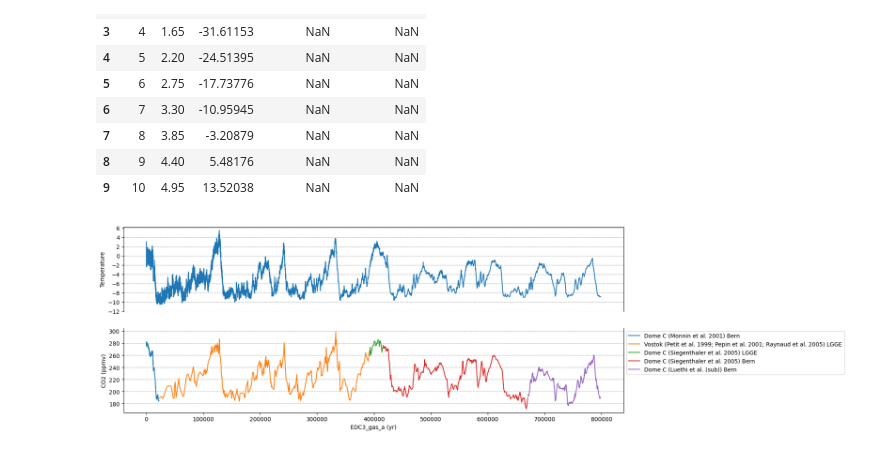
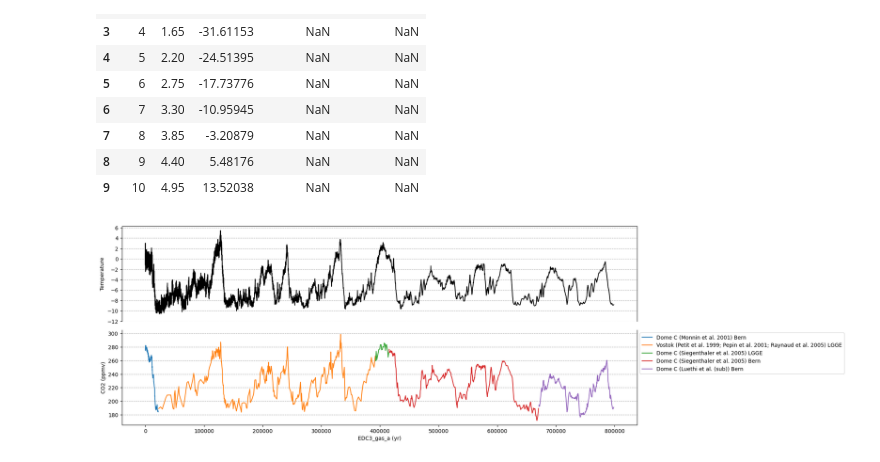
Before and after one commit to Eilis9/PfDA_Project2, a Jupyter notebook: analysis.ipynb, the cells around one changed output. Cells and saved outputs as stored; diff of their text form; code cells hidden in the pictures.

```diff
--- a/analysis.ipynb
+++ b/analysis.ipynb
@@ -131,25 +131,25 @@ temp_anom.head(10)
 # %%
 #plt.plot(temp_anom['Age'], temp_anom['Temperature'])
 #plt.show()
-fig, (ax1, ax2) = plt.subplots(2, 1, sharex=False, figsize=(16, 6))
+fig, (ax1, ax2) = plt.subplots(2, 1, sharex=False, figsize=(20, 6))
 
 sns.lineplot(data=CO2_luthi_comp,  x='EDC3_gas_a (yr)', y='CO2 (ppmv)', ax=ax2, hue='source')
 #ax2 = plt.gca().twinx()
 
-sns.lineplot(data=temp_anom, x='Age', y='Temperature', ax=ax1)
+sns.lineplot(data=temp_anom, x='Age', y='Temperature', ax=ax1, color='black')
 
 ax1.set_xticks([])
 ax1.set_xticklabels([])
 ax1.xaxis.set_visible(False)
 ax1.spines['bottom'].set_visible(False)
 ax2.spines['top'].set_visible(False)
 #ax2.xaxis.set_visible(False)
 #ax2.set_ylim(-100, 6)
 ax2.legend(loc='upper left', bbox_to_anchor=(1, 1))
 ax1.yaxis.grid(True, linestyle='--')
 ax2.yaxis.grid(True, linestyle='--')
 ax1.set_yticks([-12, -10, -8, -6, -4, -2, 0, 2, 4, 6])
-#plt.tight_layout()
+plt.tight_layout()
 plt.show()
 # %% [output]
-[figure, old version]
+[figure, new version]
```
